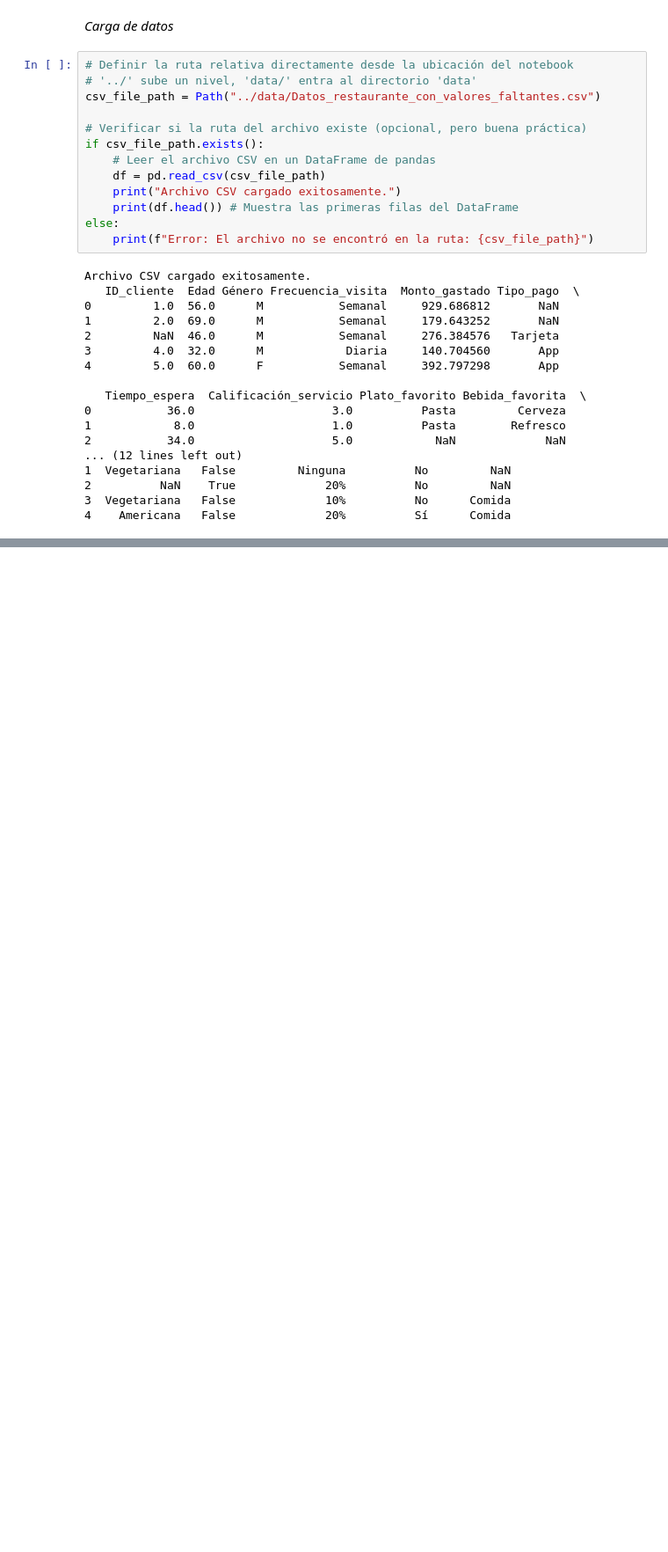
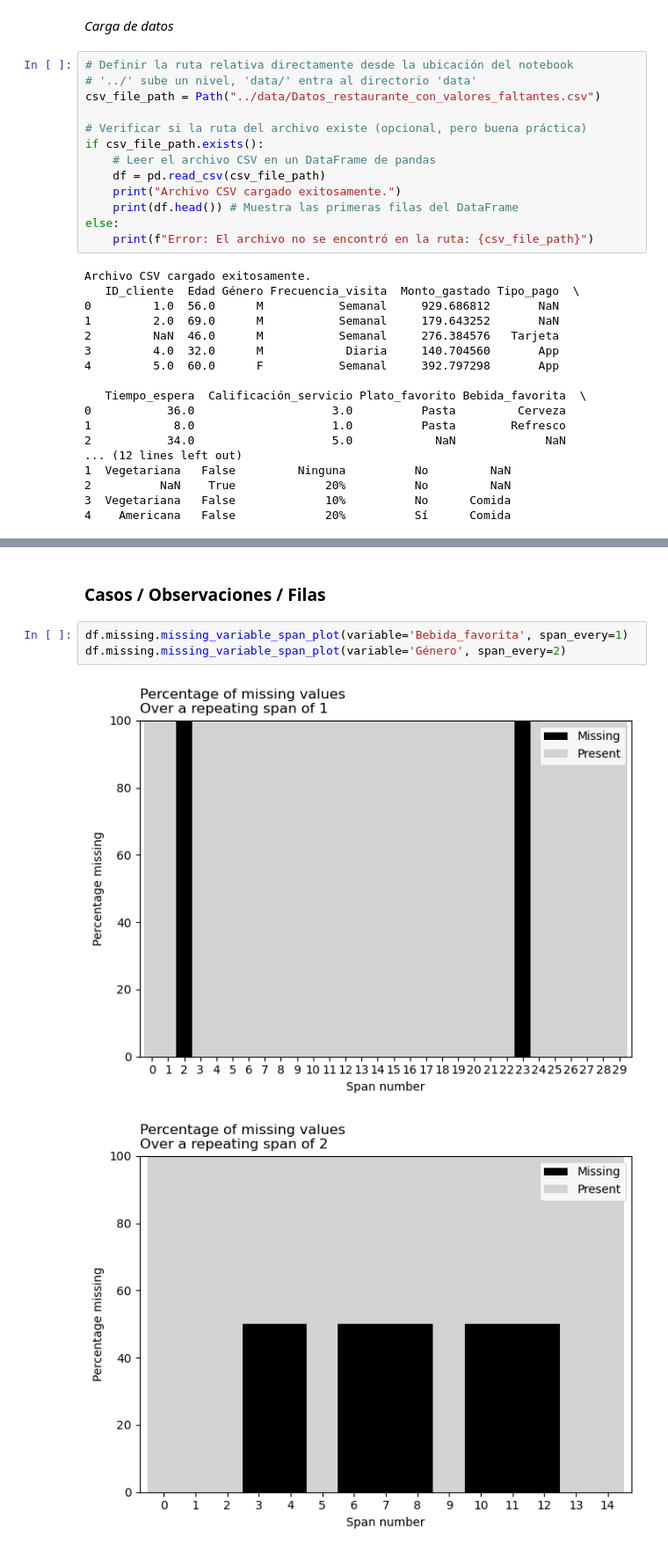
Before and after one commit to fcisnerosr/datos_faltantes, a Jupyter notebook: curso-datos-faltantes-main/mio/exploracion_restaurantes.ipynb, the cells around one changed output, grey strips where cells are left out. Shown at 88% size. Cells and saved outputs as stored; diff of their text form; blank space fills up the shorter version.

```diff
--- a/curso-datos-faltantes-main/mio/exploracion_restaurantes.ipynb
+++ b/curso-datos-faltantes-main/mio/exploracion_restaurantes.ipynb
@@ -81,0 +173,8 @@ Archivo CSV cargado exitosamente.
+# %% [markdown]
+### Casos / Observaciones / Filas
+# %%
+df.missing.missing_variable_span_plot(variable='Bebida_favorita', span_every=1)
+df.missing.missing_variable_span_plot(variable='Género', span_every=2)
+# %% [output]
+[figure, added]
+[figure, added]
```
Also changed, not shown: parts of 16 cells of this notebook, 1 other file.
